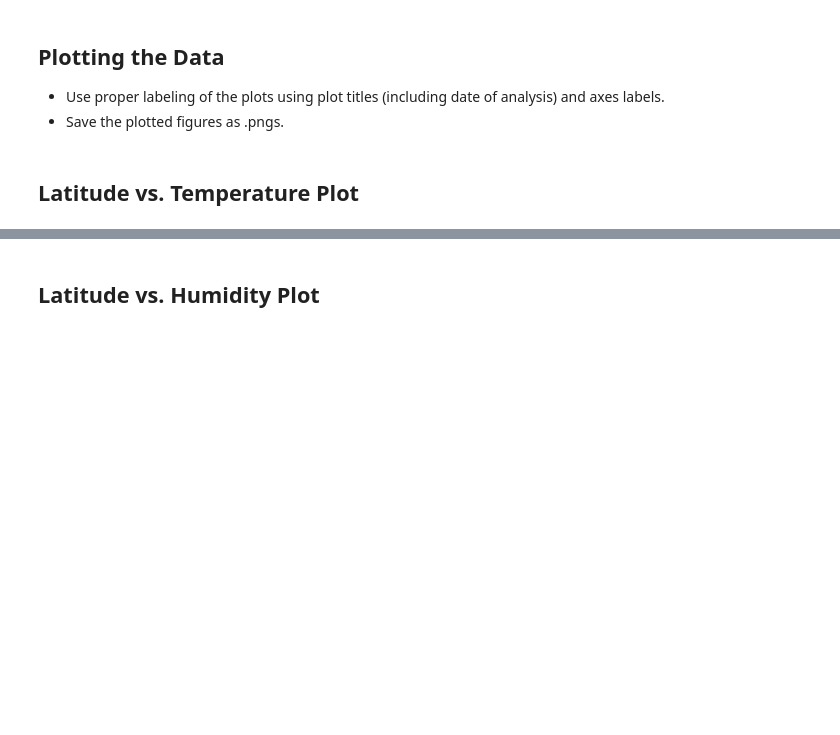
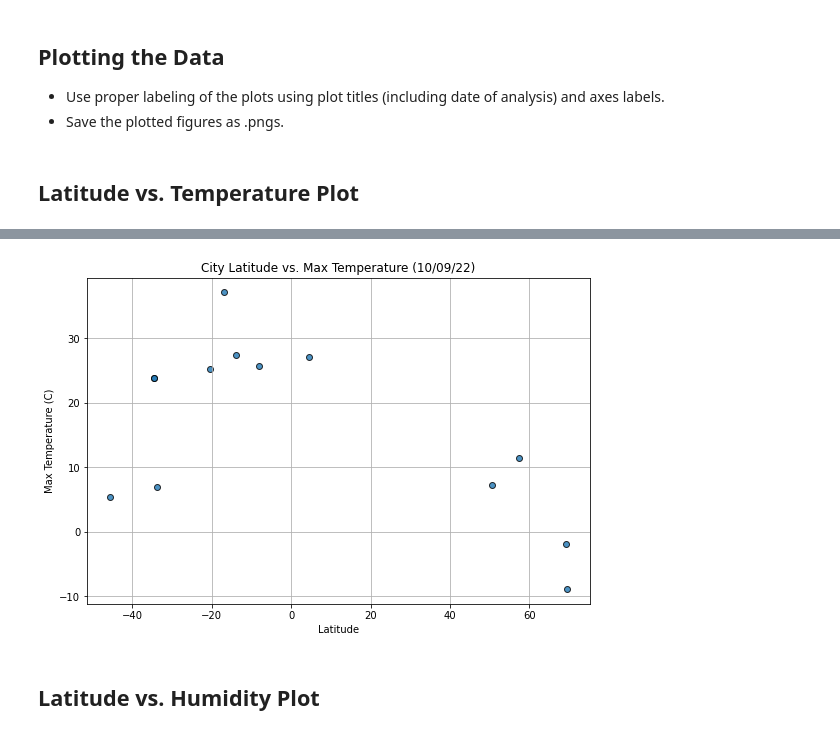
Before and after one commit to cheibergam/python-api-challenge, a Jupyter notebook: WeatherPy/WeatherPy.ipynb, the cells around one changed output, grey strips where cells are left out. Drawn from its saved outputs; the diff is of its cells as text; code cells hidden in the pictures; blank space fills up the shorter version.

Commit message:
Latitude Plots complete. Next step - Linear Regression Plots

```diff
--- a/WeatherPy/WeatherPy.ipynb
+++ b/WeatherPy/WeatherPy.ipynb
@@ -186,2 +183,18 @@ There are no cities in the data set that has humidity > 100%.
+# %%
+plt.figure(figsize=(9,6))
+
+# Generating the Scatter Plot
+plt.scatter(cities_pd['Lat'],cities_pd['Max Temp'], marker='o', alpha=0.8, edgecolors="black")
+
+# Setting up the information for this plot: Title, Labels and Grid
+plt.title(f"City Latitude vs. Max Temperature ({time.strftime('%x')})")
+plt.xlabel('Latitude')
+plt.ylabel('Max Temperature (C)')
+plt.grid(True)
+
+# Exporting the graph to a PNG file
+plt.savefig("./images/Fig1.png")
+# %% [output]
+[figure, added]
 # %% [markdown]
 ## Latitude vs. Humidity Plot
```
Also changed, not shown: parts of 7 cells of this notebook.
